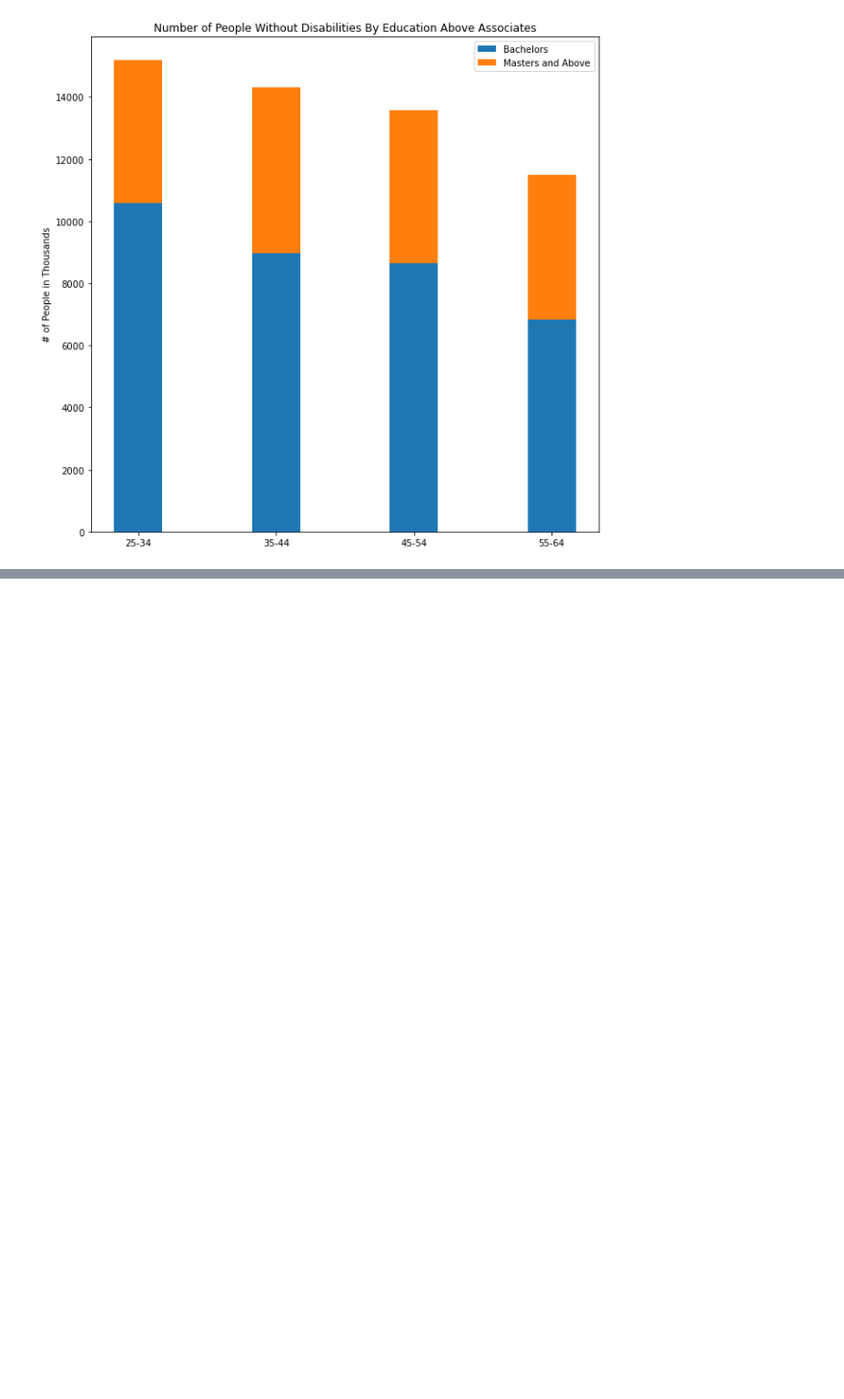
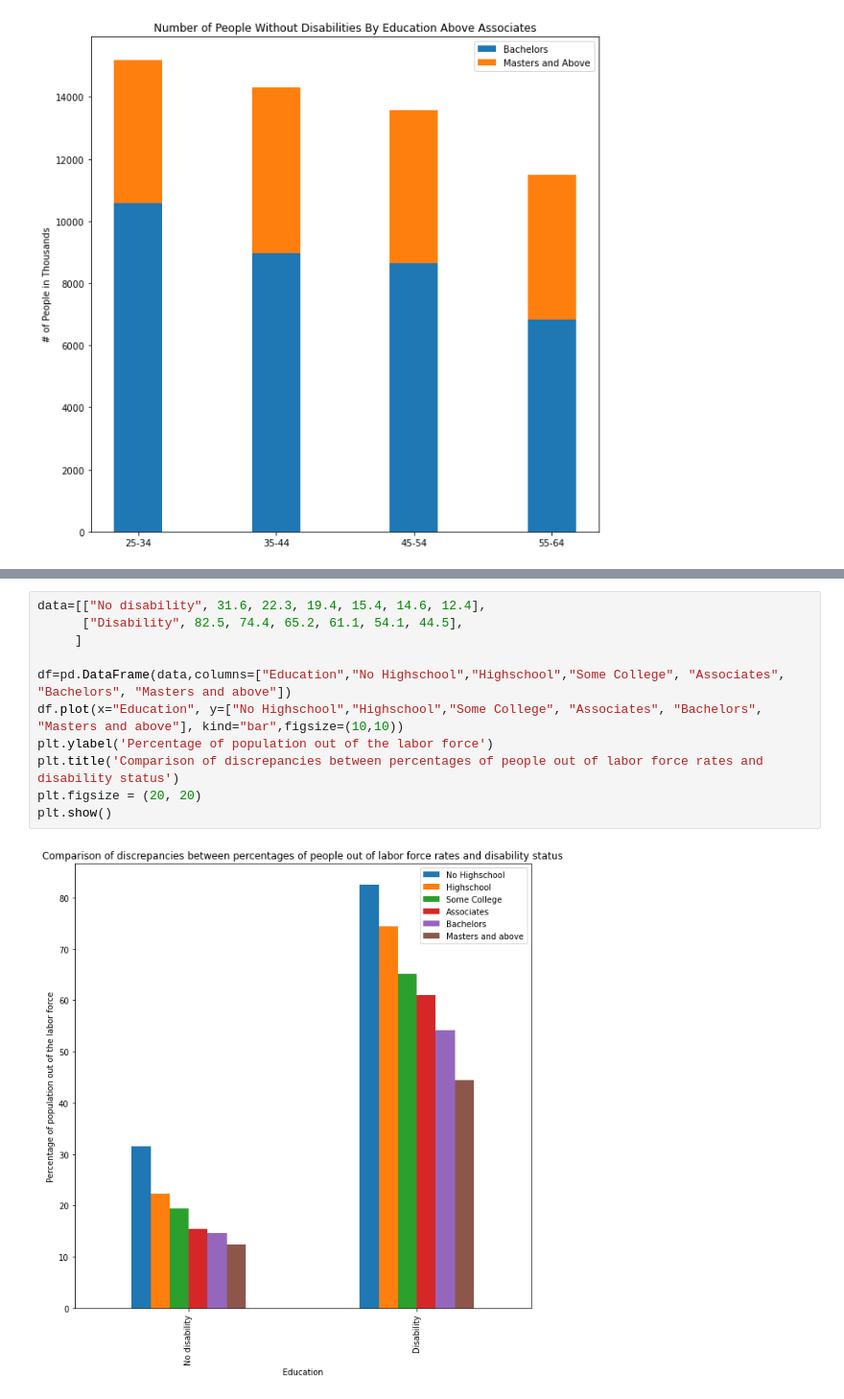
Before and after one commit to RaphaelAllusson/Disability-Research, a Jupyter notebook: Notebooks/analyzing_employment_and_education_data.ipynb, the cells around one changed output, grey strips where cells are left out. Shown: that part at 96% size. Saved outputs shown, nothing was run; the diff lists cells and outputs as text; blank space fills up the shorter version.

```diff
--- a/Notebooks/analyzing_employment_and_education_data.ipynb
+++ b/Notebooks/analyzing_employment_and_education_data.ipynb
@@ -745,0 +540,13 @@ plt.show()
+# %%
+data=[["No disability", 31.6, 22.3, 19.4, 15.4, 14.6, 12.4],
+      ["Disability", 82.5, 74.4, 65.2, 61.1, 54.1, 44.5],
+     ]
+
+df=pd.DataFrame(data,columns=["Education","No Highschool","Highschool","Some College", "Associates", "Bachelors", "Masters and above"])
+df.plot(x="Education", y=["No Highschool","Highschool","Some College", "Associates", "Bachelors", "Masters and above"], kind="bar",figsize=(10,10))
+plt.ylabel('Percentage of population out of the labor force')
+plt.title('Comparison of discrepancies between percentages of people out of labor force rates and disability status')
+plt.figsize = (20, 20)
+plt.show()
+# %% [output]
+[figure, added]
```
Also changed, not shown: parts of 31 cells of this notebook.
